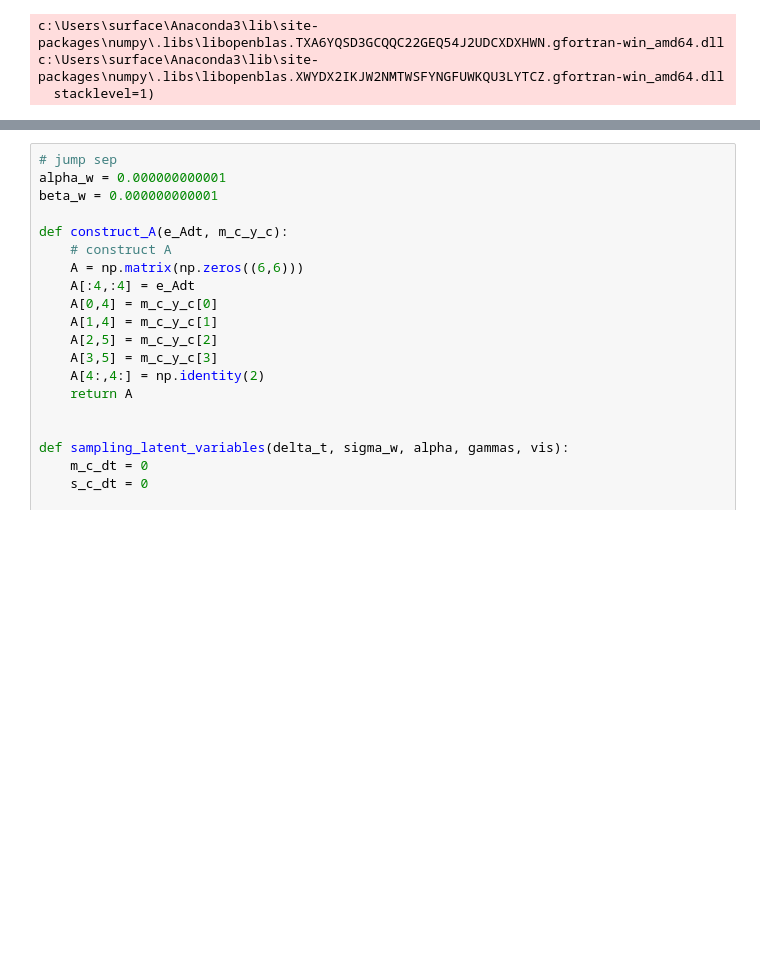
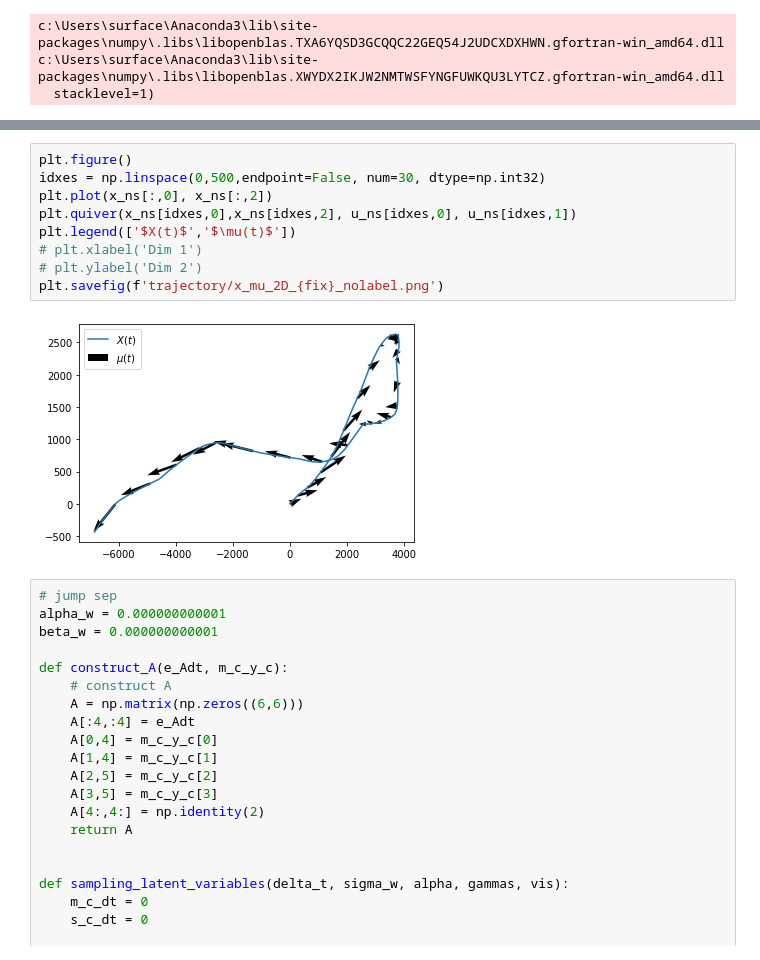
Before and after one commit to ShariceLiu/levy_simu, a Jupyter notebook: nD_simu_changing_mu.ipynb, the cells around one changed output, grey strips where cells are left out. Drawn from its saved outputs; the diff is of its cells as text; blank space fills up the shorter version.

```diff
--- a/nD_simu_changing_mu.ipynb
+++ b/nD_simu_changing_mu.ipynb
@@ -206,3 +217,14 @@ fig.tight_layout()  # otherwise the right y-label is slightly clipped
+# %%
+plt.figure()
+idxes = np.linspace(0,500,endpoint=False, num=30, dtype=np.int32)
+plt.plot(x_ns[:,0], x_ns[:,2])
+plt.quiver(x_ns[idxes,0],x_ns[idxes,2], u_ns[idxes,0], u_ns[idxes,1])
+plt.legend(['$X(t)$','$\mu(t)$'])
+# plt.xlabel('Dim 1')
+# plt.ylabel('Dim 2')
+plt.savefig(f'trajectory/x_mu_2D_{fix}_nolabel.png')
+# %% [output]
+[figure, added]
 # %%
 # jump sep
 alpha_w = 0.000000000001
```
Also changed, not shown: parts of 11 cells of this notebook, 22 other files.
